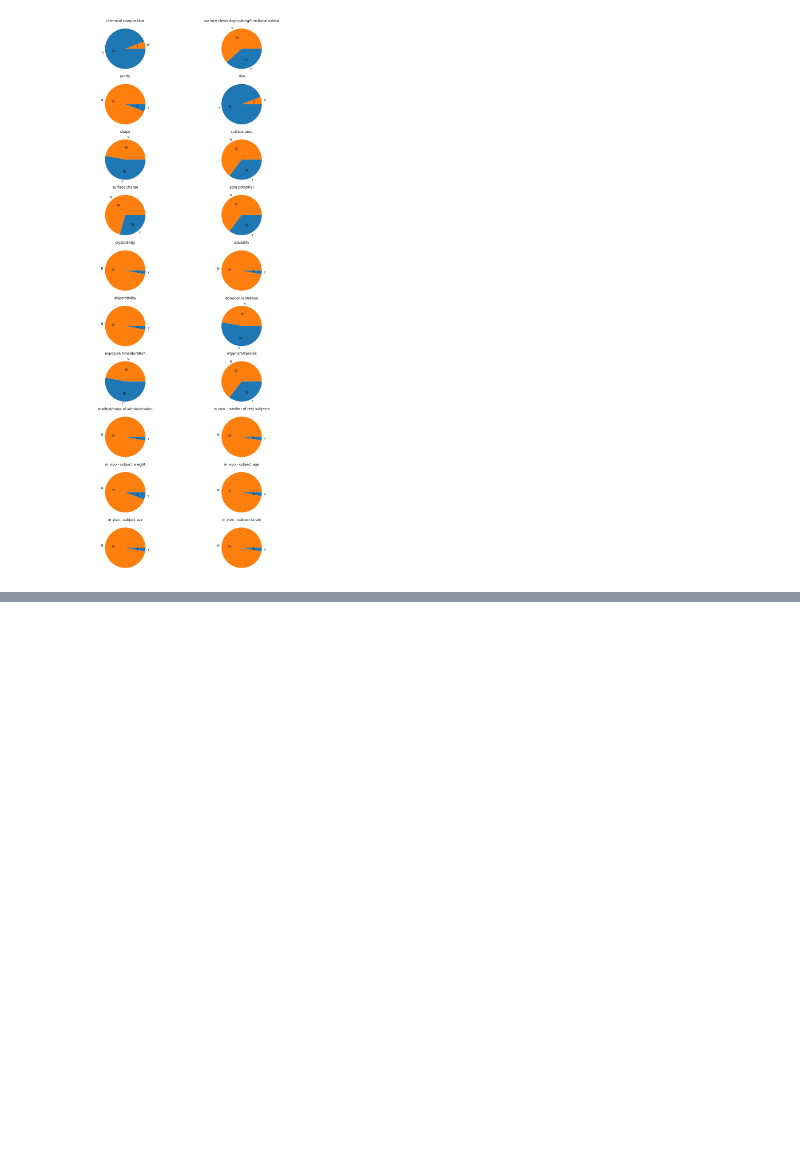
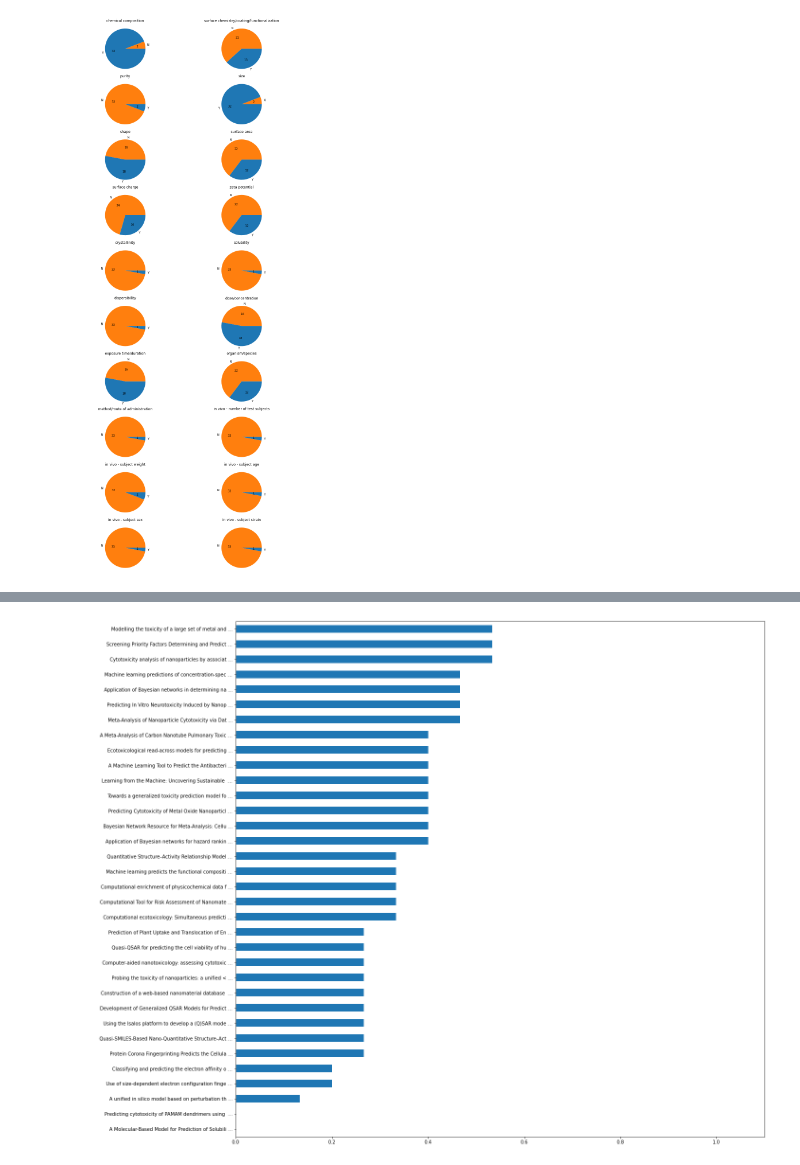
Before and after one commit to ammar257ammar/Nanosafety-data-reusability-34-datasets, a Jupyter notebook: notebook.ipynb, the cells around one changed output, grey strips where cells are left out. Drawn from its saved outputs; the diff is of its cells as text; code cells hidden in the pictures; blank space fills up the shorter version.

```diff
--- a/notebook.ipynb
+++ b/notebook.ipynb
@@ -349,0 +501,5 @@ for i in range(1,30):
+# %%
+ax = data_df[applications[2]].sort_values().plot(kind='barh', xlim=(0.0, 1.1))
+_ = ax.set_yticklabels(data_df.sort_values(applications[2])['title'].str[0:50]+" ...")
+# %% [output]
+[figure, added]
```
Also changed, not shown: parts of 20 cells of this notebook.
